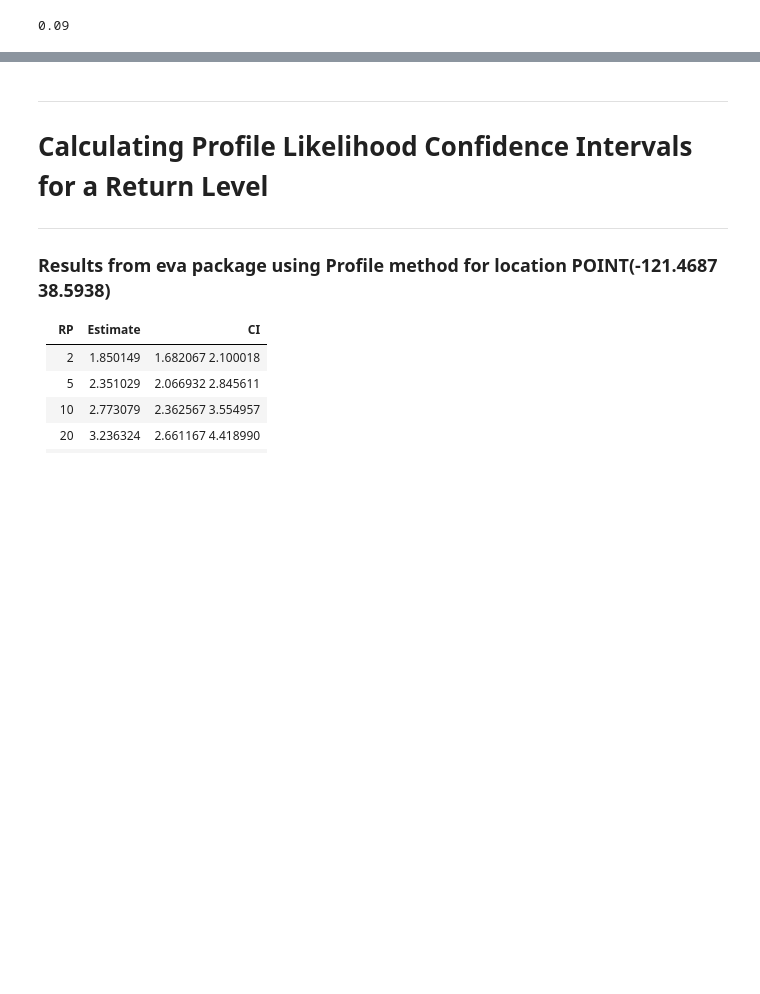
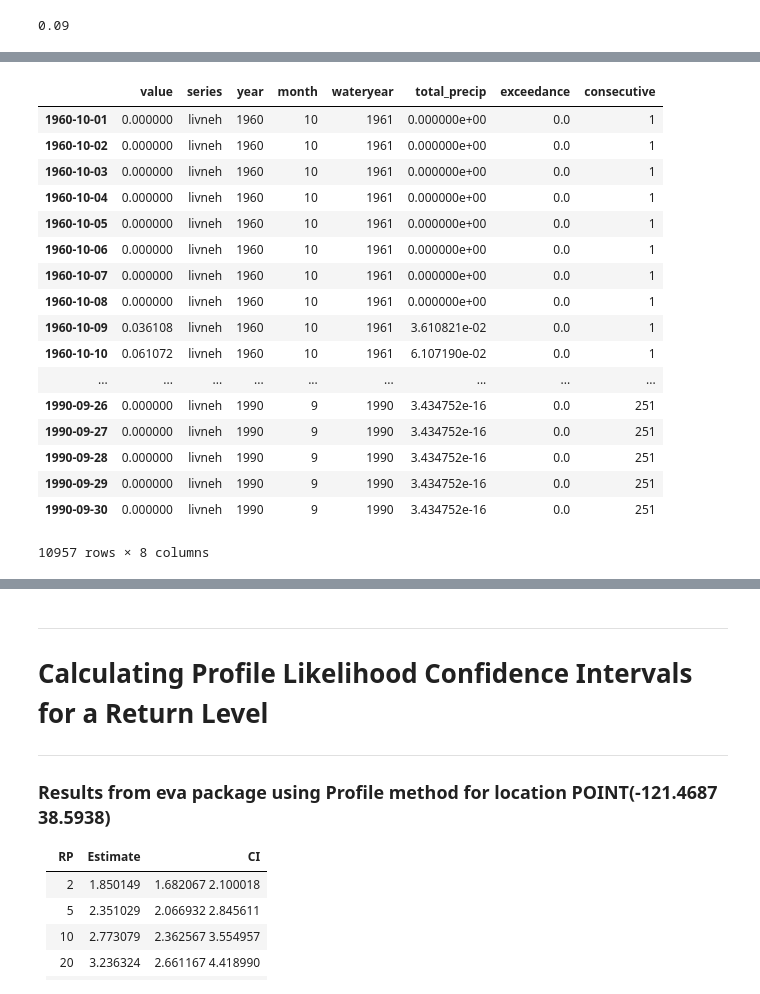
Before and after one commit to berkeley-gif/caladapt-docs, a Jupyter notebook: cookbook/precip_extreme_value_analysis-POT.ipynb, the cells around one changed output, grey strips where cells are left out. Saved outputs shown, nothing was run; the diff lists cells and outputs as text; code cells hidden in the pictures; blank space fills up the shorter version.

```diff
--- a/cookbook/precip_extreme_value_analysis-POT.ipynb
+++ b/cookbook/precip_extreme_value_analysis-POT.ipynb
@@ -172,0 +224,4 @@ Question: Should we round this value?
+# %%
+# Create Annual Maximum Series
+AMS = baselineDF.groupby('wateryear').total_precip.max()
+AMS
@@ -172,0 +246,10 @@ Question: Should we round this value?
+# %%
+minAMS = np.min(AMS)
+print('Lowest value from Annual Maximum Series =', minAMS, 'inch/day')
+
+# If you want to use a percentile as threshold, use the following code:
+# Remove zero precipitation events
+baseline_nonzero = baselineDF.loc[(baselineDF['total_precip'] > 0)]
+# Calculate 95th percentile
+quantile95 = baseline_nonzero['total_precip'].quantile(0.95, interpolation='linear')
+print('95th Percentile =', quantile95, 'inch/day')
@@ -173,7 +259,6 @@ Question: Should we round this value?
 # %%
 # Set threshold value to lowest value of Annual Maximum Series
-threshold = threshold_minAMS
-threshold = round(threshold_minAMS, 2)
+threshold = round(minAMS, 2)
 print(threshold)
 # %% [output]
 0.09
@@ -184,0 +271,23 @@ baselineDF.loc[baselineDF['value'] > threshold_minAMS].value.plot()
+# %%
+baselineDF.loc[baselineDF['total_precip'] > threshold, 'exceedance'] = 1
+baselineDF.loc[baselineDF['total_precip'] <= threshold, 'exceedance'] = 0
+baselineDF
+# %% [output]
+|  | value | series | year | month | wateryear | total_precip | exceedance | consecutive |
+| 1960-10-01 | 0.000000 | livneh | 1960 | 10 | 1961 | 0.000000e+00 | 0.0 | 1 |
+| 1960-10-02 | 0.000000 | livneh | 1960 | 10 | 1961 | 0.000000e+00 | 0.0 | 1 |
+| 1960-10-03 | 0.000000 | livneh | 1960 | 10 | 1961 | 0.000000e+00 | 0.0 | 1 |
+| 1960-10-04 | 0.000000 | livneh | 1960 | 10 | 1961 | 0.000000e+00 | 0.0 | 1 |
+| 1960-10-05 | 0.000000 | livneh | 1960 | 10 | 1961 | 0.000000e+00 | 0.0 | 1 |
+| 1960-10-06 | 0.000000 | livneh | 1960 | 10 | 1961 | 0.000000e+00 | 0.0 | 1 |
+| 1960-10-07 | 0.000000 | livneh | 1960 | 10 | 1961 | 0.000000e+00 | 0.0 | 1 |
+| 1960-10-08 | 0.000000 | livneh | 1960 | 10 | 1961 | 0.000000e+00 | 0.0 | 1 |
+| 1960-10-09 | 0.036108 | livneh | 1960 | 10 | 1961 | 3.610821e-02 | 0.0 | 1 |
+| 1960-10-10 | 0.061072 | livneh | 1960 | 10 | 1961 | 6.107190e-02 | 0.0 | 1 |
+| ... | ... | ... | ... | ... | ... | ... | ... | ... |
+| 1990-09-26 | 0.000000 | livneh | 1990 | 9 | 1990 | 3.434752e-16 | 0.0 | 251 |
+| 1990-09-27 | 0.000000 | livneh | 1990 | 9 | 1990 | 3.434752e-16 | 0.0 | 251 |
+| 1990-09-28 | 0.000000 | livneh | 1990 | 9 | 1990 | 3.434752e-16 | 0.0 | 251 |
+| 1990-09-29 | 0.000000 | livneh | 1990 | 9 | 1990 | 3.434752e-16 | 0.0 | 251 |
+| 1990-09-30 | 0.000000 | livneh | 1990 | 9 | 1990 | 3.434752e-16 | 0.0 | 251 |
+10957 rows × 8 columns
```
Also changed, not shown: parts of 28 cells of this notebook.
